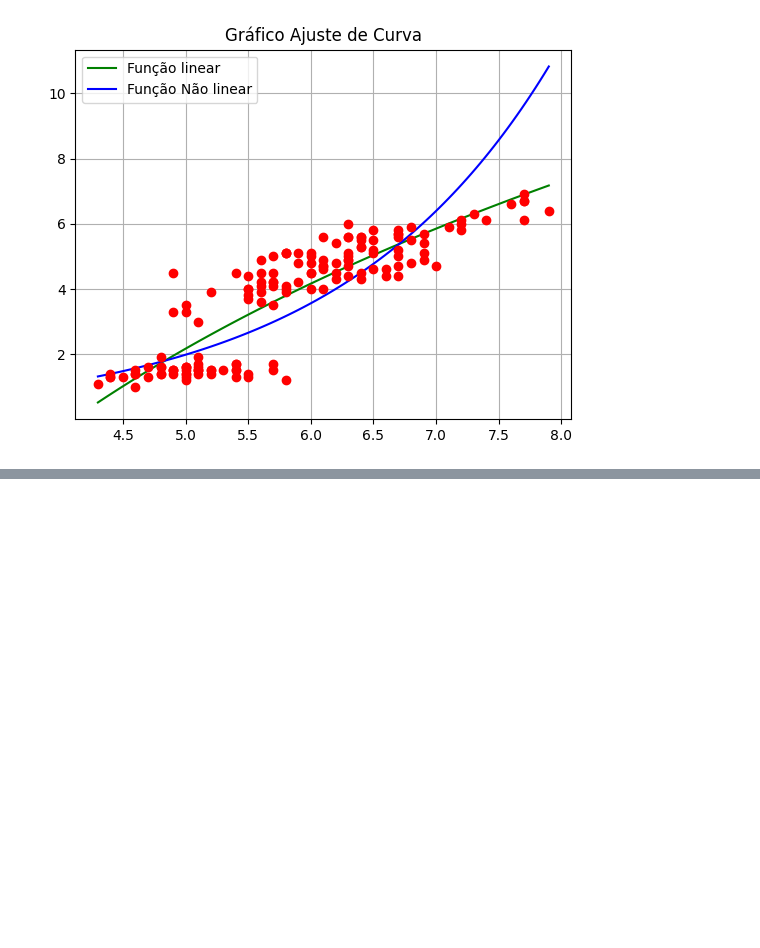
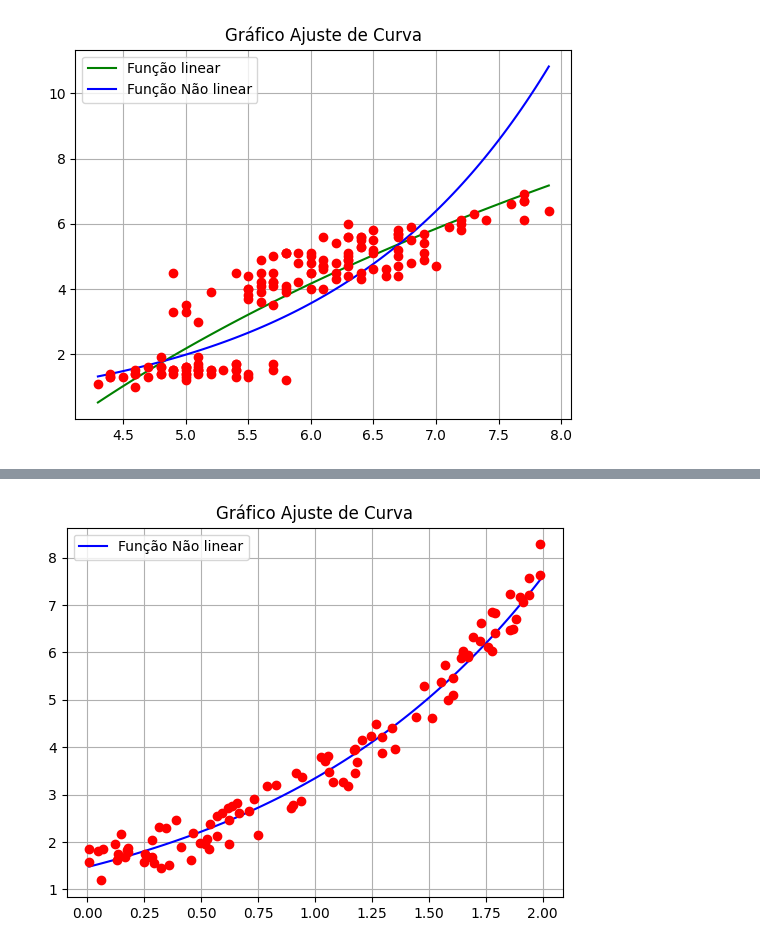
Before and after one commit to syannekaroline/MatematicaComputacional, a Jupyter notebook: ExercícioPratico06-AjusteDeCurva.ipynb, the cells around one changed output, grey strips where cells are left out. Saved outputs shown, nothing was run; the diff lists cells and outputs as text; code cells hidden in the pictures; blank space fills up the shorter version.

```diff
--- a/ExercícioPratico06-AjusteDeCurva.ipynb
+++ b/ExercícioPratico06-AjusteDeCurva.ipynb
@@ -220,0 +265,6 @@ mq.PrintAjusteCurva(X,Y,True,True)
+# %%
+mq=MQ()
+mq.fit(x,y,[lambda x:2*np.exp(x), lambda x: 2*x ])
+mq.PrintAjusteCurva(x,y,False,True)
+# %% [output]
+[figure, added]
```
Also changed, not shown: parts of 13 cells of this notebook.
